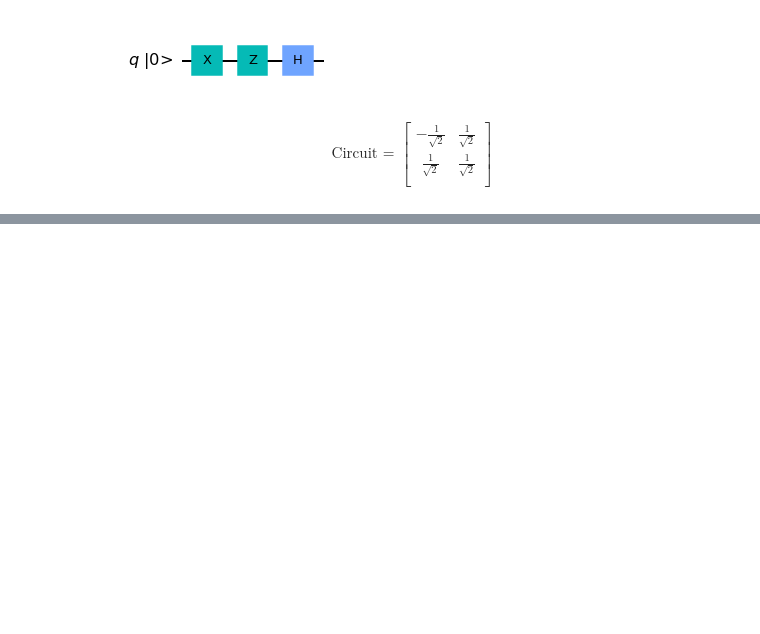
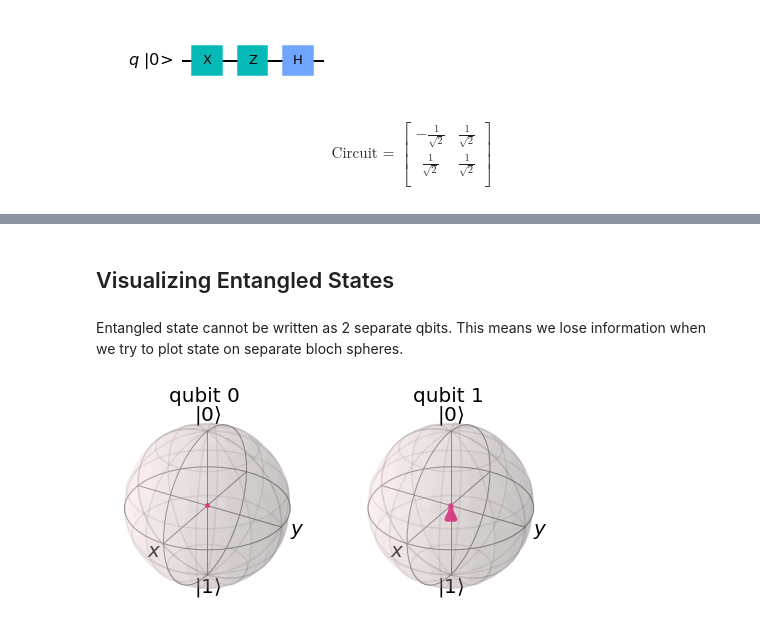
Before and after one commit to nachiket273/Qiskit_Practice, a Jupyter notebook: Qiskit_Book/Multiple_Qubits_and_Entanglement/Multiple_Qubits_and_Entangled_States.ipynb, the cells around one changed output, grey strips where cells are left out. Cells and saved outputs as stored; diff of their text form; code cells hidden in the pictures; blank space fills up the shorter version.

```diff
--- a/Qiskit_Book/Multiple_Qubits_and_Entanglement/Multiple_Qubits_and_Entangled_States.ipynb
+++ b/Qiskit_Book/Multiple_Qubits_and_Entanglement/Multiple_Qubits_and_Entangled_States.ipynb
@@ -246,0 +369,8 @@ $$
+# %% [markdown]
+## Visualizing Entangled States
+# %% [markdown]
+Entangled state cannot be written as 2 separate qbits. This means we lose information when we try to plot state on separate bloch spheres.
+# %%
+plot_bloch_multivector(final_state)
+# %% [output]
+[figure, added]
```
Also changed, not shown: parts of 34 cells of this notebook.
